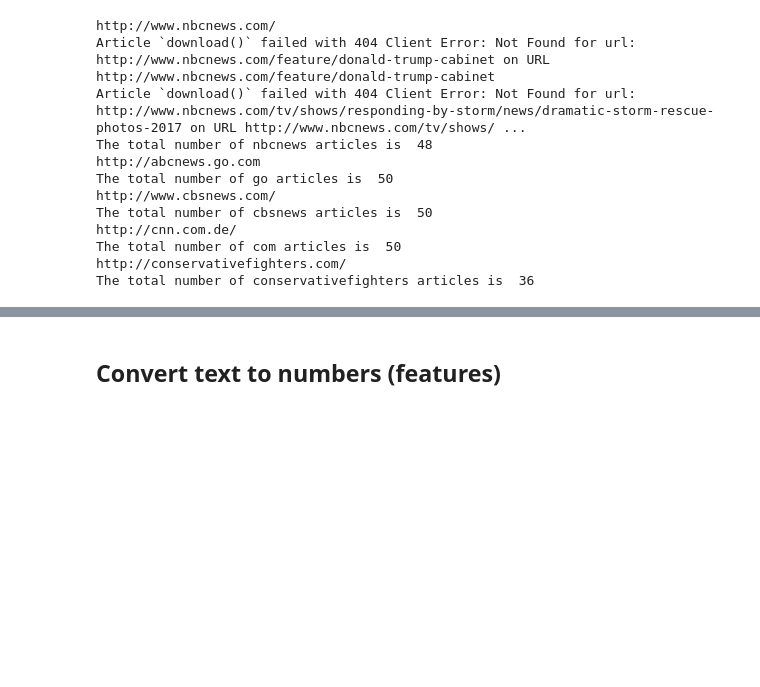
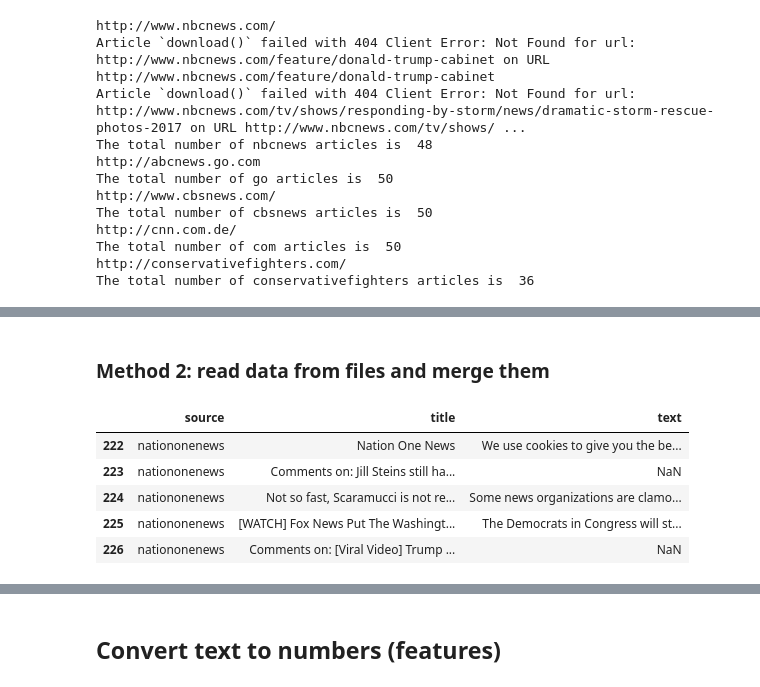
Before and after one commit to Fake-News-Project/Fake-News-Project, a Jupyter notebook: FakeNews_Prediction_NaiveBayes.ipynb, the cells around one changed output, grey strips where cells are left out. Saved outputs shown, nothing was run; the diff lists cells and outputs as text; code cells hidden in the pictures; blank space fills up the shorter version.

```diff
--- a/FakeNews_Prediction_NaiveBayes.ipynb
+++ b/FakeNews_Prediction_NaiveBayes.ipynb
@@ -96,0 +88,13 @@ The total number of conservativefighters articles is  36
+# %% [markdown]
+### Method 2: read data from files and merge them
+# %%
+path = os.path.join('data', 'fakenews_jz.csv')
+data_fakenews = pd.read_csv(path,usecols=[2,3,5])
+data_fakenews.tail()
+# %% [output]
+|  | source | title | text |
+| 222 | nationonenews | Nation One News | We use cookies to give you the be... |
+| 223 | nationonenews | Comments on: Jill Steins still ha... | NaN |
+| 224 | nationonenews | Not so fast, Scaramucci is not re... | Some news organizations are clamo... |
+| 225 | nationonenews | [WATCH] Fox News Put The Washingt... | The Democrats in Congress will st... |
+| 226 | nationonenews | Comments on: [Viral Video] Trump ... | NaN |
```
Also changed, not shown: parts of 33 cells of this notebook, 5 other files.
